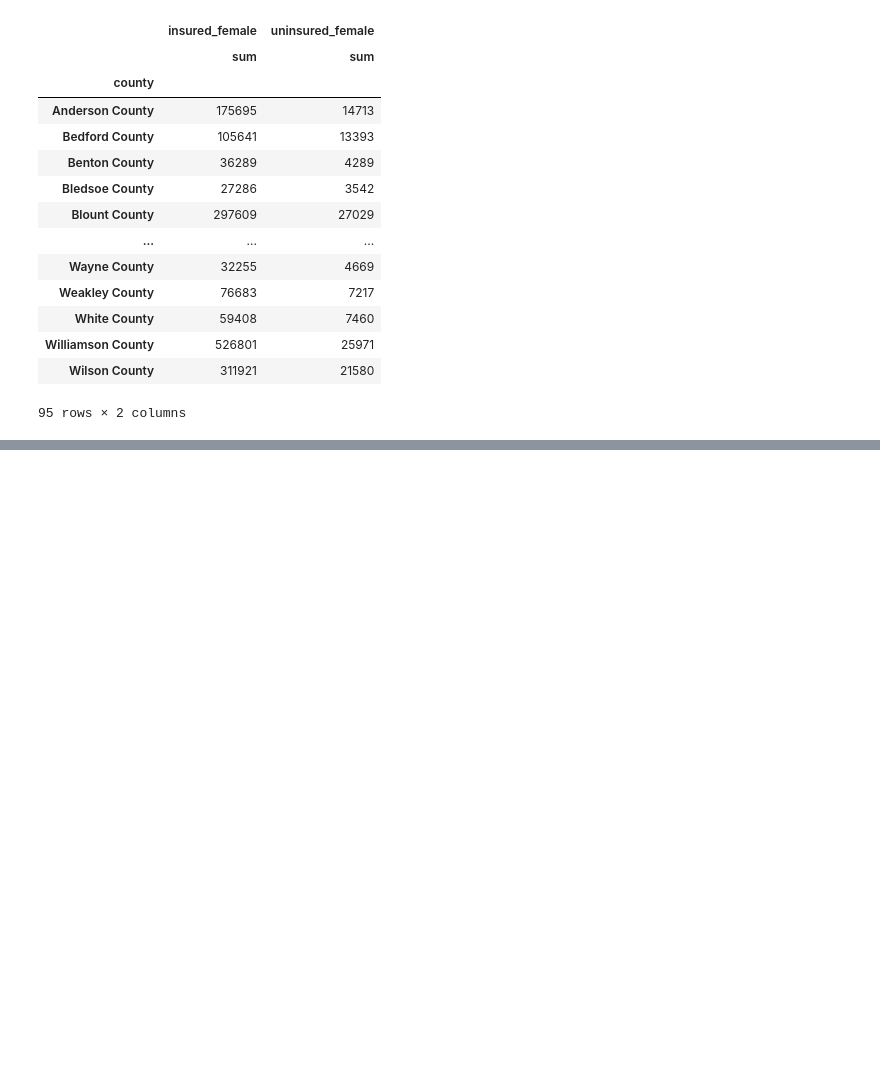
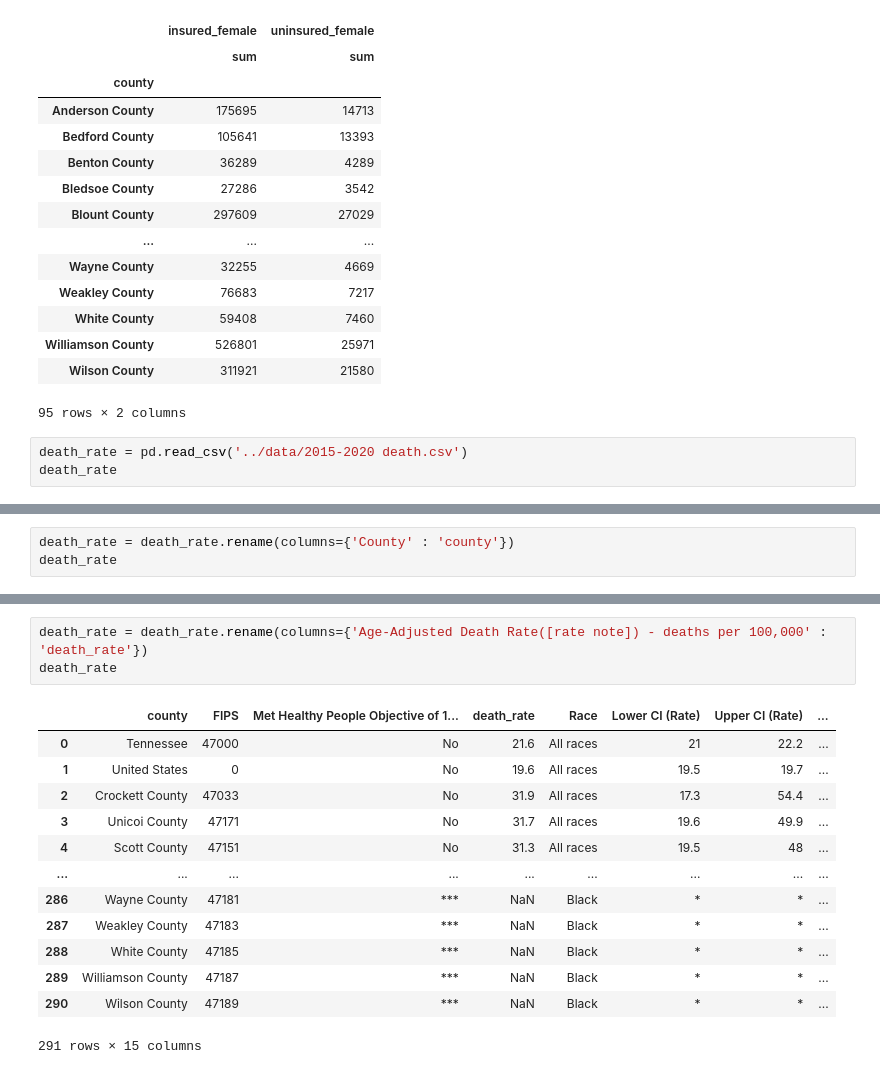
Before and after one commit to tigerbelle07/Capstone, a Jupyter notebook: notebooks/BC_Cap_v2.ipynb, the cells around one changed output, grey strips where cells are left out. Drawn from its saved outputs; the diff is of its cells as text; blank space fills up the shorter version.

```diff
--- a/notebooks/BC_Cap_v2.ipynb
+++ b/notebooks/BC_Cap_v2.ipynb
@@ -190,3 +190,6 @@ insurance
 | Williamson County | 526801 | 25971 |
 | Wilson County | 311921 | 21580 |
 95 rows × 2 columns
+# %%
+death_rate = pd.read_csv('../data/2015-2020 death.csv')
+death_rate
@@ -192,0 +210,3 @@ insurance
+# %%
+death_rate = death_rate.rename(columns={'County' : 'county'})
+death_rate
@@ -192,0 +227,17 @@ insurance
+# %%
+death_rate = death_rate.rename(columns={'Age-Adjusted Death Rate([rate note]) - deaths per 100,000' : 'death_rate'})
+death_rate
+# %% [output]
+|  | county | FIPS | Met Healthy People Objective of 1... | death_rate | Race | Lower CI (Rate) | Upper CI (Rate) | ... |
+| 0 | Tennessee | 47000 | No | 21.6 | All races | 21 | 22.2 | ... |
+| 1 | United States | 0 | No | 19.6 | All races | 19.5 | 19.7 | ... |
+| 2 | Crockett County | 47033 | No | 31.9 | All races | 17.3 | 54.4 | ... |
+| 3 | Unicoi County | 47171 | No | 31.7 | All races | 19.6 | 49.9 | ... |
+| 4 | Scott County | 47151 | No | 31.3 | All races | 19.5 | 48 | ... |
+| ... | ... | ... | ... | ... | ... | ... | ... | ... |
+| 286 | Wayne County | 47181 | *** | NaN | Black | * | * | ... |
+| 287 | Weakley County | 47183 | *** | NaN | Black | * | * | ... |
+| 288 | White County | 47185 | *** | NaN | Black | * | * | ... |
+| 289 | Williamson County | 47187 | *** | NaN | Black | * | * | ... |
+| 290 | Wilson County | 47189 | *** | NaN | Black | * | * | ... |
+291 rows × 15 columns
```
Also changed, not shown: parts of 9 cells of this notebook.
